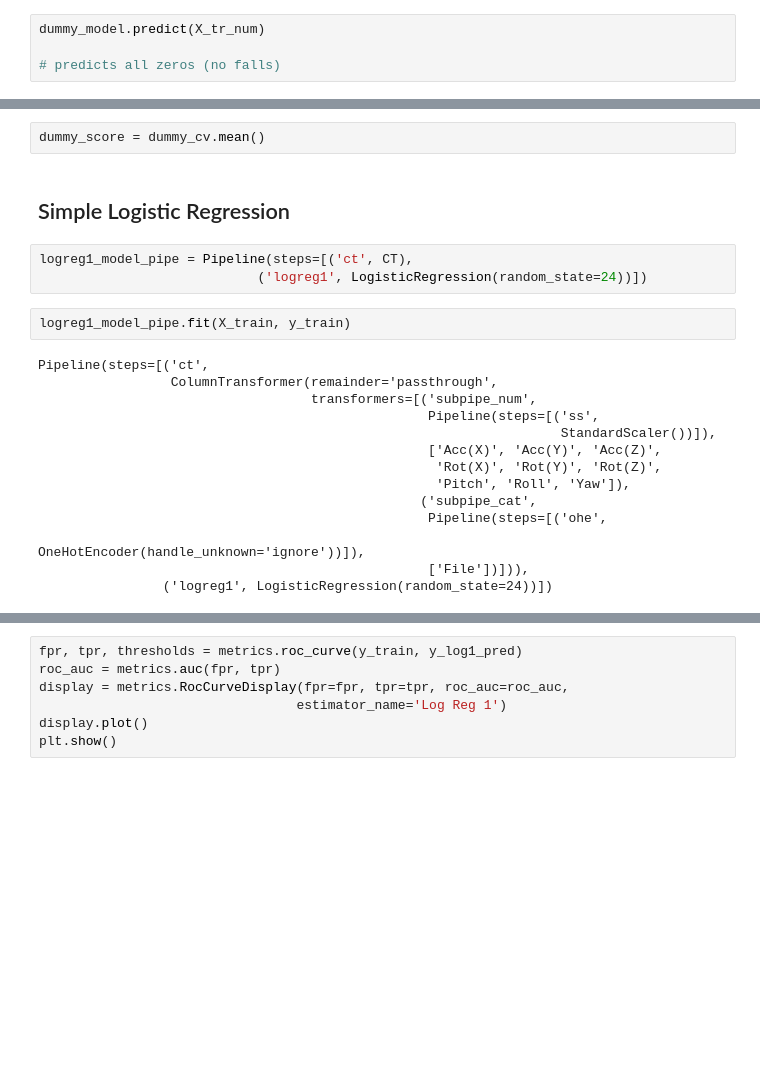
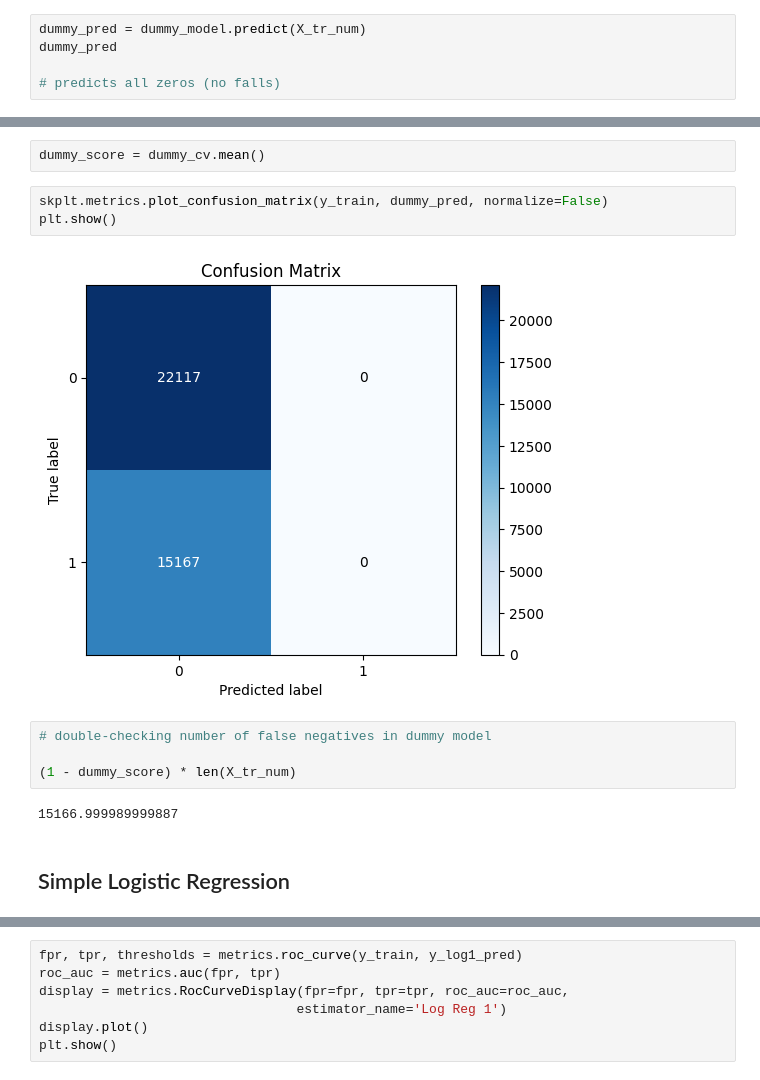
Before and after one commit to mccafj/Fall_Detection_Model, a Jupyter notebook: scratch_notebook.ipynb, the cells around one changed output, grey strips where cells are left out. Saved outputs shown, nothing was run; the diff lists cells and outputs as text; blank space fills up the shorter version.

Commit message:
revamped metrics, created functions for returning results

```diff
--- a/scratch_notebook.ipynb
+++ b/scratch_notebook.ipynb
@@ -878,7 +874,8 @@ dummy_model.fit(X_tr_num, y_train)
 # %% [output]
 DummyClassifier(strategy='most_frequent')
 # %%
-dummy_model.predict(X_tr_num)
+dummy_pred = dummy_model.predict(X_tr_num)
+dummy_pred
 
 # predicts all zeros (no falls)
 # %% [output]
@@ -892,24 +889,16 @@ dummy_cv.mean()
 0.5932035192039511
 # %%
 dummy_score = dummy_cv.mean()
+# %%
+skplt.metrics.plot_confusion_matrix(y_train, dummy_pred, normalize=False)
+plt.show()
+# %% [output]
+[figure, added]
+# %%
+# double-checking number of false negatives in dummy model
+
+(1 - dummy_score) * len(X_tr_num)
+# %% [output]
+15166.999989999887
 # %% [markdown]
 ## Simple Logistic Regression
-# %%
-logreg1_model_pipe = Pipeline(steps=[('ct', CT),
-                            ('logreg1', LogisticRegression(random_state=24))])
-# %%
-logreg1_model_pipe.fit(X_train, y_train)
-# %% [output]
-Pipeline(steps=[('ct',
-                 ColumnTransformer(remainder='passthrough',
-                                   transformers=[('subpipe_num',
-                                                  Pipeline(steps=[('ss',
-                                                                   StandardScaler())]),
-                                                  ['Acc(X)', 'Acc(Y)', 'Acc(Z)',
-                                                   'Rot(X)', 'Rot(Y)', 'Rot(Z)',
-                                                   'Pitch', 'Roll', 'Yaw']),
-                                                 ('subpipe_cat',
-                                                  Pipeline(steps=[('ohe',
-                                                                   OneHotEncoder(handle_unknown='ignore'))]),
-                                                  ['File'])])),
-                ('logreg1', LogisticRegression(random_state=24))])
```
Also changed, not shown: parts of 207 cells of this notebook.
